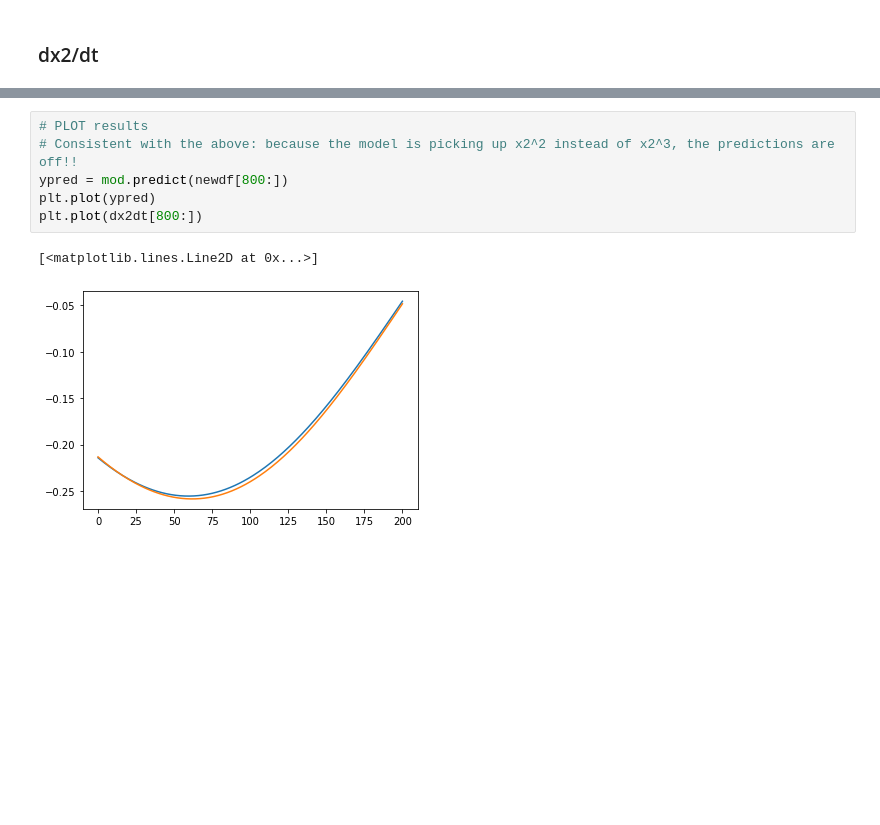
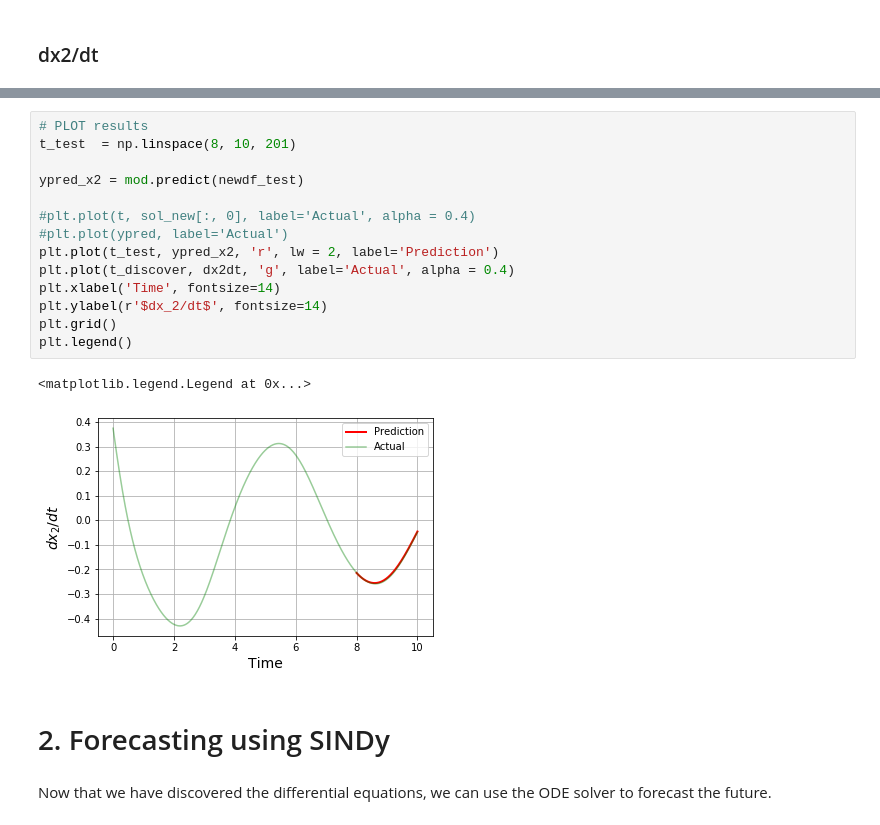
Before and after one commit to fnauman/timeseries, a Jupyter notebook: sindy_cubicmodel.ipynb, the cells around one changed output, grey strips where cells are left out. Cells and saved outputs as stored; diff of their text form; blank space fills up the shorter version.

Commit message:
added forecasting in SINDy notebook... and metrics in the end

```diff
--- a/sindy_cubicmodel.ipynb
+++ b/sindy_cubicmodel.ipynb
@@ -180,12 +184,24 @@ fit_dx2.head()
 $dx_2/dt \sim x_1 - x_2^3$
 
 with minor contributions from other terms that could be gotten rid of by applying a threshold
-# %%
-# PLOT results
-# Consistent with the above: because the model is picking up x2^2 instead of x2^3, the predictions are off!!
-ypred = mod.predict(newdf[800:])
-plt.plot(ypred)
-plt.plot(dx2dt[800:])
-# %% [output]
-[<matplotlib.lines.Line2D at 0x...>]
-[figure, removed]
+# %%
+# PLOT results
+t_test  = np.linspace(8, 10, 201)
+
+ypred_x2 = mod.predict(newdf_test)
+
+#plt.plot(t, sol_new[:, 0], label='Actual', alpha = 0.4)
+#plt.plot(ypred, label='Actual')
+plt.plot(t_test, ypred_x2, 'r', lw = 2, label='Prediction')
+plt.plot(t_discover, dx2dt, 'g', label='Actual', alpha = 0.4)
+plt.xlabel('Time', fontsize=14)
+plt.ylabel(r'$dx_2/dt$', fontsize=14)
+plt.grid()
+plt.legend()
+# %% [output]
+<matplotlib.legend.Legend at 0x...>
+[figure, added]
+# %% [markdown]
+# 2. Forecasting using SINDy
+# %% [markdown]
+Now that we have discovered the differential equations, we can use the ODE solver to forecast the future.
```
Also changed, not shown: parts of 34 cells of this notebook.
